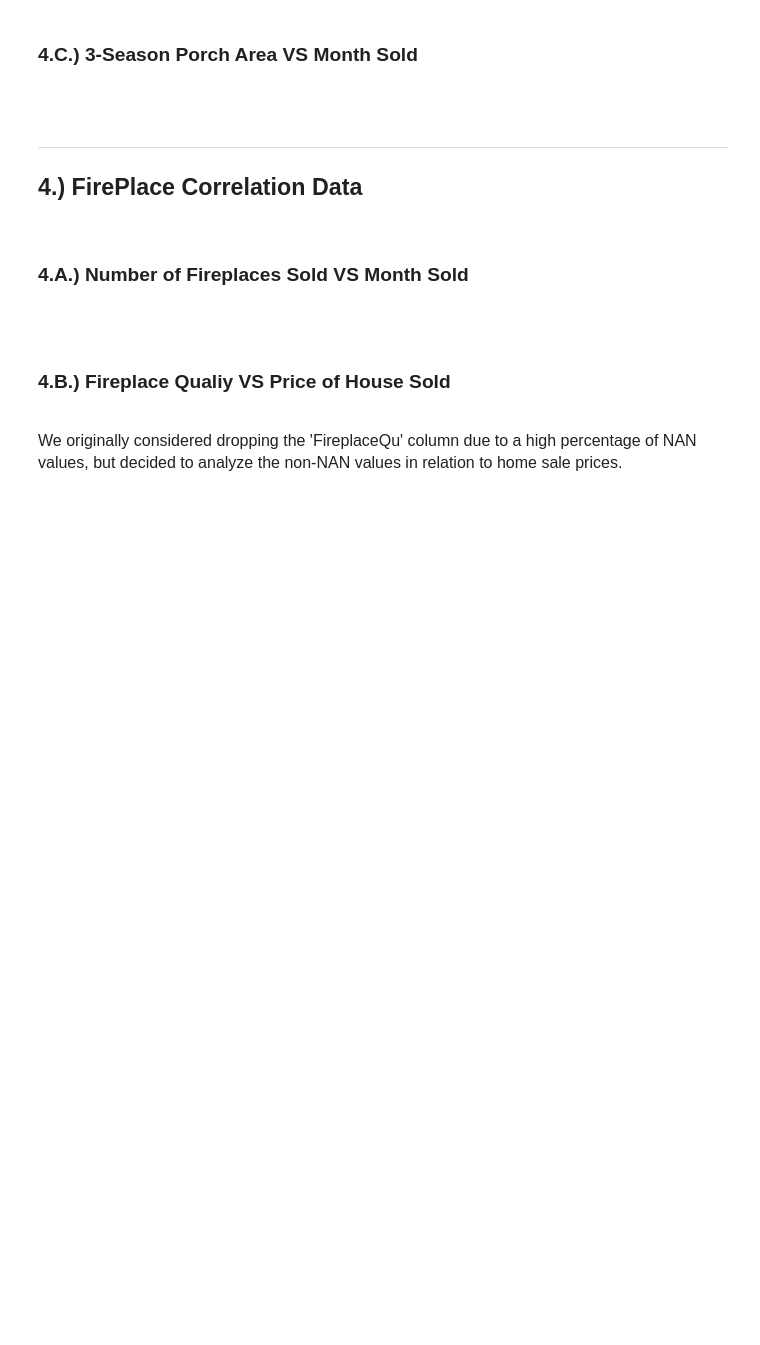
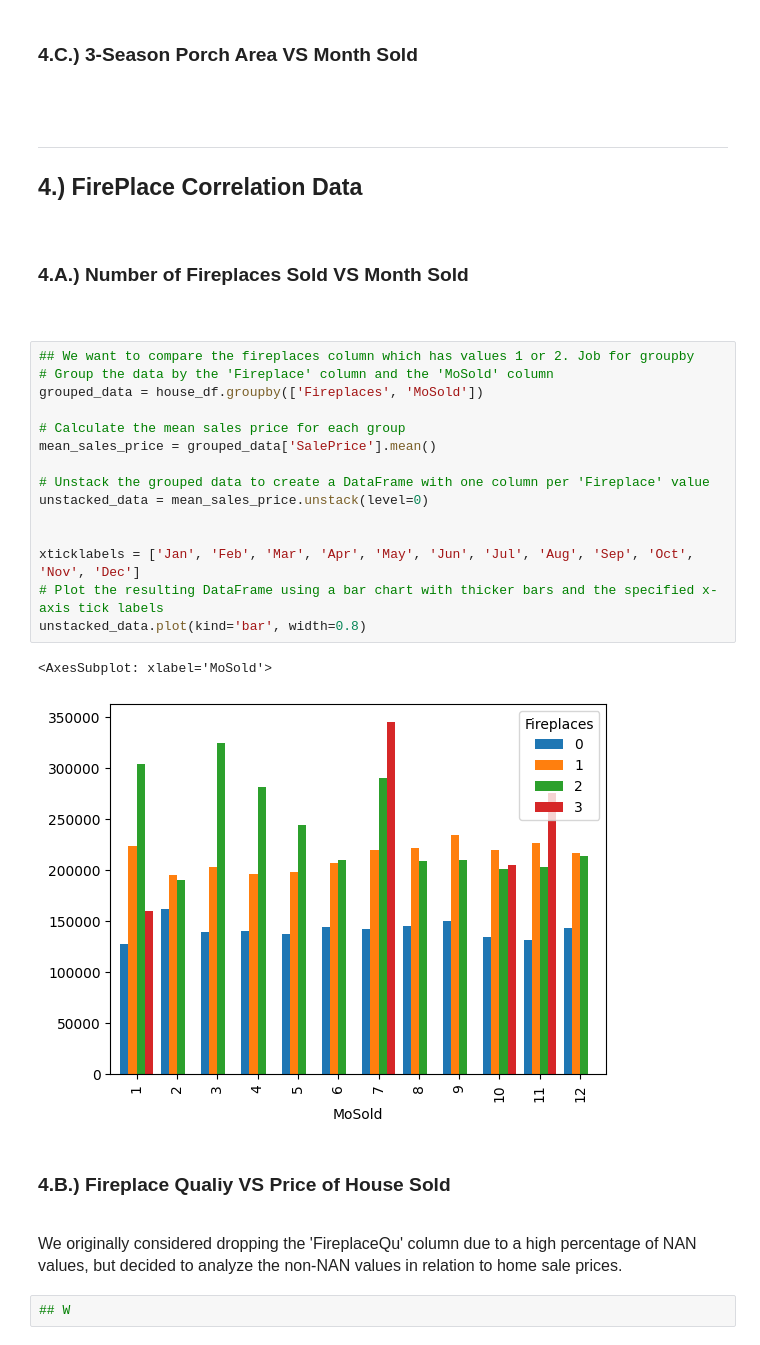
Before and after one commit to ebloom14/CMSC320_Final, a Jupyter notebook: FormattedFinal.ipynb, the cells around one changed output. Cells and saved outputs as stored; diff of their text form; blank space fills up the shorter version.

```diff
--- a/FormattedFinal.ipynb
+++ b/FormattedFinal.ipynb
@@ -161,7 +161,27 @@ house_df.plot.scatter('MoSold','3SsnPorch', c= 'g')
 ## <h2>4.) FirePlace Correlation Data</h2><br><h3>4.A.) Number of Fireplaces Sold VS Month Sold</h3>
 <br>
 <p style = "font-size: 16px;"></p>
+# %%
+## We want to compare the fireplaces column which has values 1 or 2. Job for groupby
+# Group the data by the 'Fireplace' column and the 'MoSold' column
+grouped_data = house_df.groupby(['Fireplaces', 'MoSold'])
+
+# Calculate the mean sales price for each group
+mean_sales_price = grouped_data['SalePrice'].mean()
+
+# Unstack the grouped data to create a DataFrame with one column per 'Fireplace' value
+unstacked_data = mean_sales_price.unstack(level=0)
+
+
+xticklabels = ['Jan', 'Feb', 'Mar', 'Apr', 'May', 'Jun', 'Jul', 'Aug', 'Sep', 'Oct', 'Nov', 'Dec']
+# Plot the resulting DataFrame using a bar chart with thicker bars and the specified x-axis tick labels
+unstacked_data.plot(kind='bar', width=0.8)
+# %% [output]
+<AxesSubplot: xlabel='MoSold'>
+[figure, added]
 # %% [markdown]
 ## <h3>4.B.) Fireplace Qualiy VS Price of House Sold</h3>
 <br>
 <p style = "font-size: 16px;">We originally considered dropping the 'FireplaceQu' column due to a high percentage of NAN values, but decided to analyze the non-NAN values in relation to home sale prices.</p>
+# %%
+## W
```
